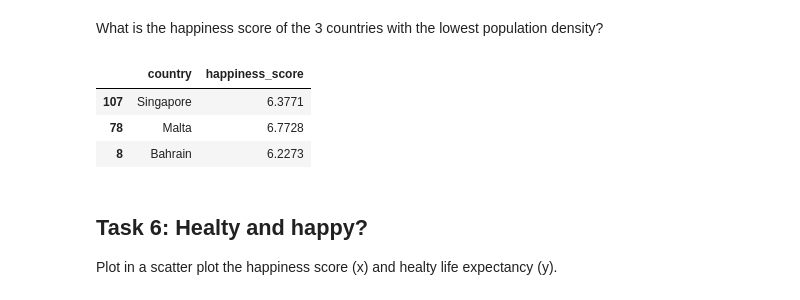
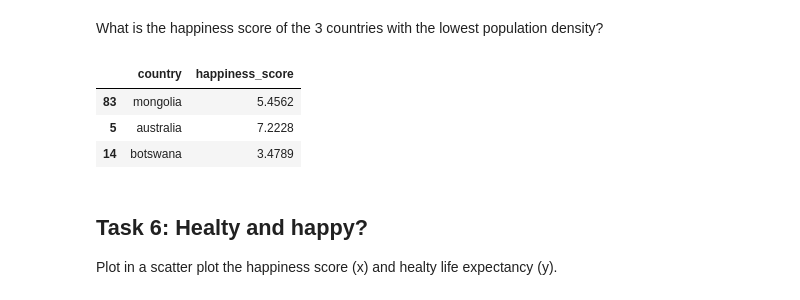
Before and after one commit to Zhang-XC/ADA2023, a Jupyter notebook: Exercises/01 - Handling data/Happiness.ipynb, the cells around one changed output. Saved outputs shown, nothing was run; the diff lists cells and outputs as text; code cells hidden in the pictures.

```diff
--- a/Exercises/01 - Handling data/Happiness.ipynb
+++ b/Exercises/01 - Handling data/Happiness.ipynb
@@ -200,12 +206,12 @@ country_features['population_density'] = country_features['population'] / countr
 What is the happiness score of the 3 countries with the lowest population density?
 # %%
 # Write your code here
-country_features.sort_values('population_density', ascending=False).head(3)[['country', 'happiness_score']]
+country_features.sort_values('population_density', ascending=True).head(3)[['country', 'happiness_score']]
 # %% [output]
 |  | country | happiness_score |
-| 107 | Singapore | 6.3771 |
-| 78 | Malta | 6.7728 |
-| 8 | Bahrain | 6.2273 |
+| 83 | mongolia | 5.4562 |
+| 5 | australia | 7.2228 |
+| 14 | botswana | 3.4789 |
 # %% [markdown]
 ## Task 6: Healty and happy?
 
```
Also changed, not shown: parts of 7 cells of this notebook.
